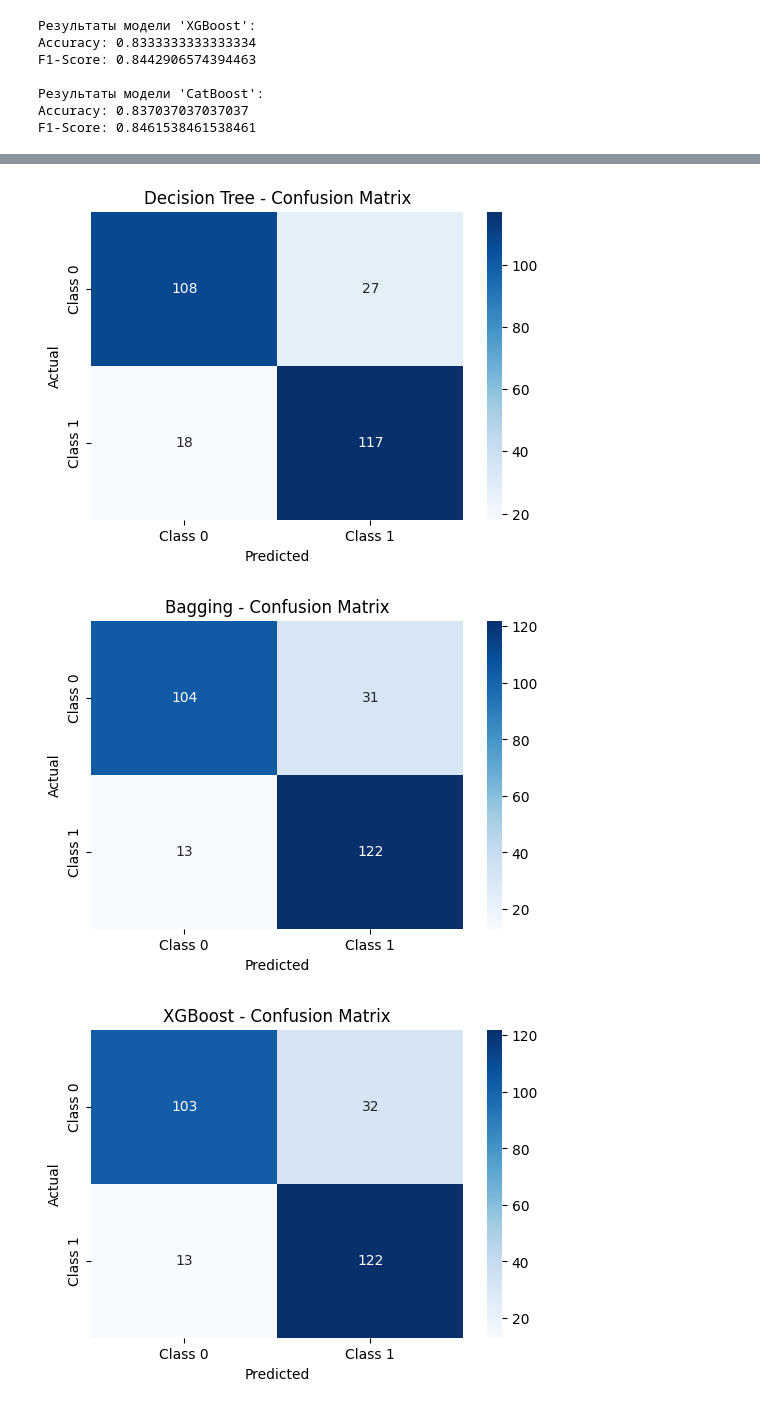
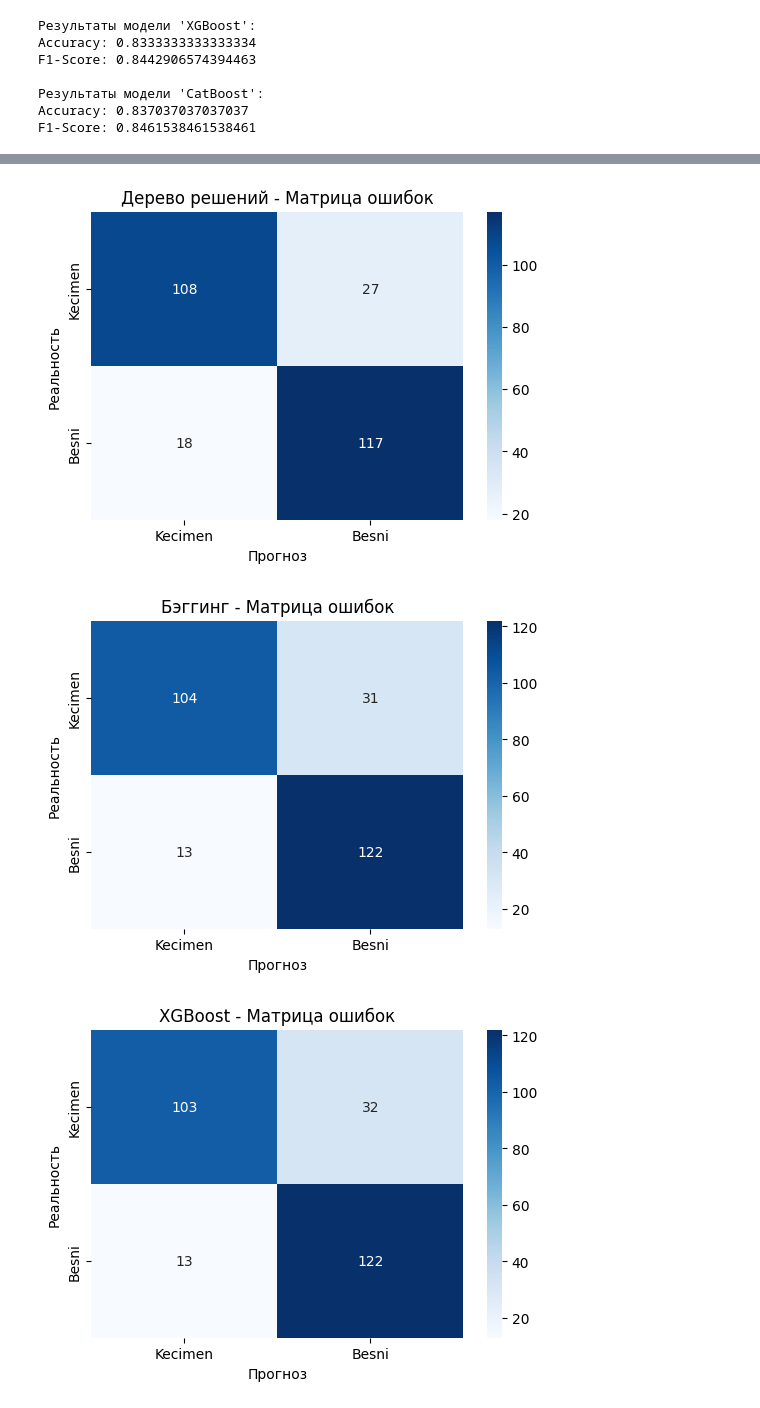
Before and after one commit to berberberk/timl-fs-2024, a Jupyter notebook: TIML5_Trees.ipynb, the cells around one changed output, grey strips where cells are left out. Cells and saved outputs as stored; diff of their text form; code cells hidden in the pictures.

```diff
--- a/TIML5_Trees.ipynb
+++ b/TIML5_Trees.ipynb
@@ -43,0 +20,6 @@ print(data.head())
+# %%
+# @title Загрузка датасета
+
+path = kagglehub.dataset_download("muratkokludataset/raisin-dataset", path='Raisin_Dataset/Raisin_Dataset.xlsx')
+
+print("Path to dataset files:", path)
@@ -106,3 +97,13 @@ Classification Report:
     accuracy                           0.83       270
    macro avg       0.83      0.83      0.83       270
 weighted avg       0.83      0.83      0.83       270
+# %%
+# Функция для визуализации матрицы ошибок
+def plot_confusion_matrix(y_test, y_pred, title="Матрица ошибок"):
+    cm = confusion_matrix(y_test, y_pred)
+    plt.figure(figsize=(6, 4))
+    sns.heatmap(cm, annot=True, fmt="d", cmap="Blues", xticklabels=["Kecimen", "Besni"], yticklabels=["Kecimen", "Besni"])
+    plt.title(title)
+    plt.xlabel("Прогноз")
+    plt.ylabel("Реальность")
+    plt.show()
@@ -181,7 +186,7 @@ from sklearn.ensemble import StackingClassifier
 
 # Определение базовых моделей для стекинга
 estimators = [
-    ('xgb', XGBClassifier(use_label_encoder=False, eval_metric='logloss', random_state=42)),
+    ('gboost', GradientBoostingClassifier(random_state=42)),
     ('bagging', BaggingClassifier(estimator=DecisionTreeClassifier(), n_estimators=50, random_state=42))
 ]
 
@@ -223,25 +219,16 @@ CatBoost: 0.846
 # %%
 import matplotlib.pyplot as plt
 import seaborn as sns
 from sklearn.metrics import confusion_matrix
 
-# Функция для визуализации матрицы ошибок
-def plot_confusion_matrix(y_test, y_pred, title="Confusion Matrix"):
-    cm = confusion_matrix(y_test, y_pred)
-    plt.figure(figsize=(6, 4))
-    sns.heatmap(cm, annot=True, fmt="d", cmap="Blues", xticklabels=["Class 0", "Class 1"], yticklabels=["Class 0", "Class 1"])
-    plt.title(title)
-    plt.xlabel("Predicted")
-    plt.ylabel("Actual")
-    plt.show()
 
 # Визуализация для каждой модели
-plot_confusion_matrix(y_test, y_pred_best_tree, "Decision Tree - Confusion Matrix")
-plot_confusion_matrix(y_test, y_pred_bagging, "Bagging - Confusion Matrix")
-plot_confusion_matrix(y_test, y_pred_xgb, "XGBoost - Confusion Matrix")
-plot_confusion_matrix(y_test, y_pred_cat, "CatBoost - Confusion Matrix")
-plot_confusion_matrix(y_test, y_pred_stack, "Stacking - Confusion Matrix")
+plot_confusion_matrix(y_test, y_pred_best_tree, "Дерево решений - Матрица ошибок")
+plot_confusion_matrix(y_test, y_pred_bagging, "Бэггинг - Матрица ошибок")
+plot_confusion_matrix(y_test, y_pred_xgb, "XGBoost - Матрица ошибок")
+plot_confusion_matrix(y_test, y_pred_cat, "CatBoost - Матрица ошибок")
+plot_confusion_matrix(y_test, y_pred_stack, "Стекинг - Матрица ошибок")
 # %% [output]
-[figure, old version]
+[figure, new version]
-[figure, old version]
+[figure, new version]
-[figure, old version]
+[figure, new version]
```
Also changed, not shown: parts of 9 cells of this notebook.
